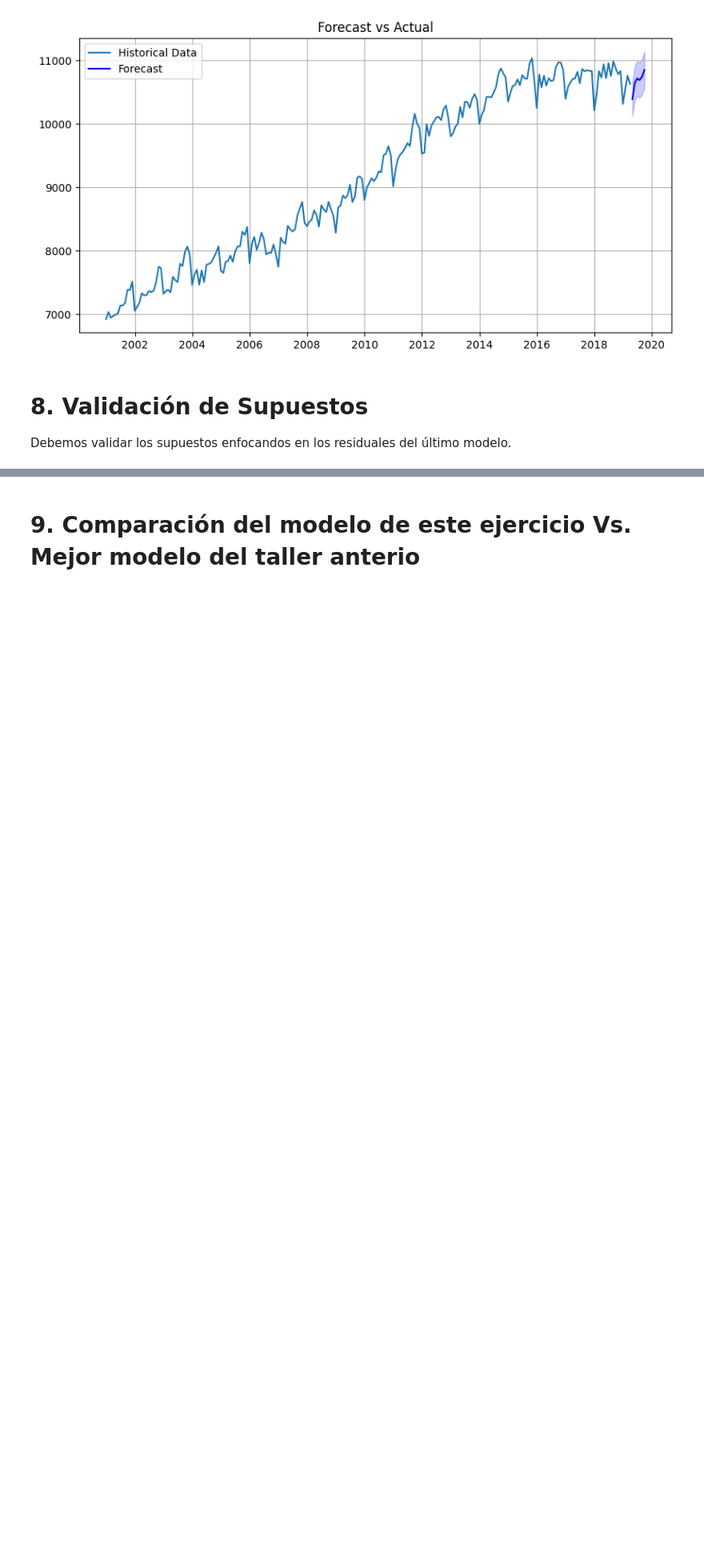
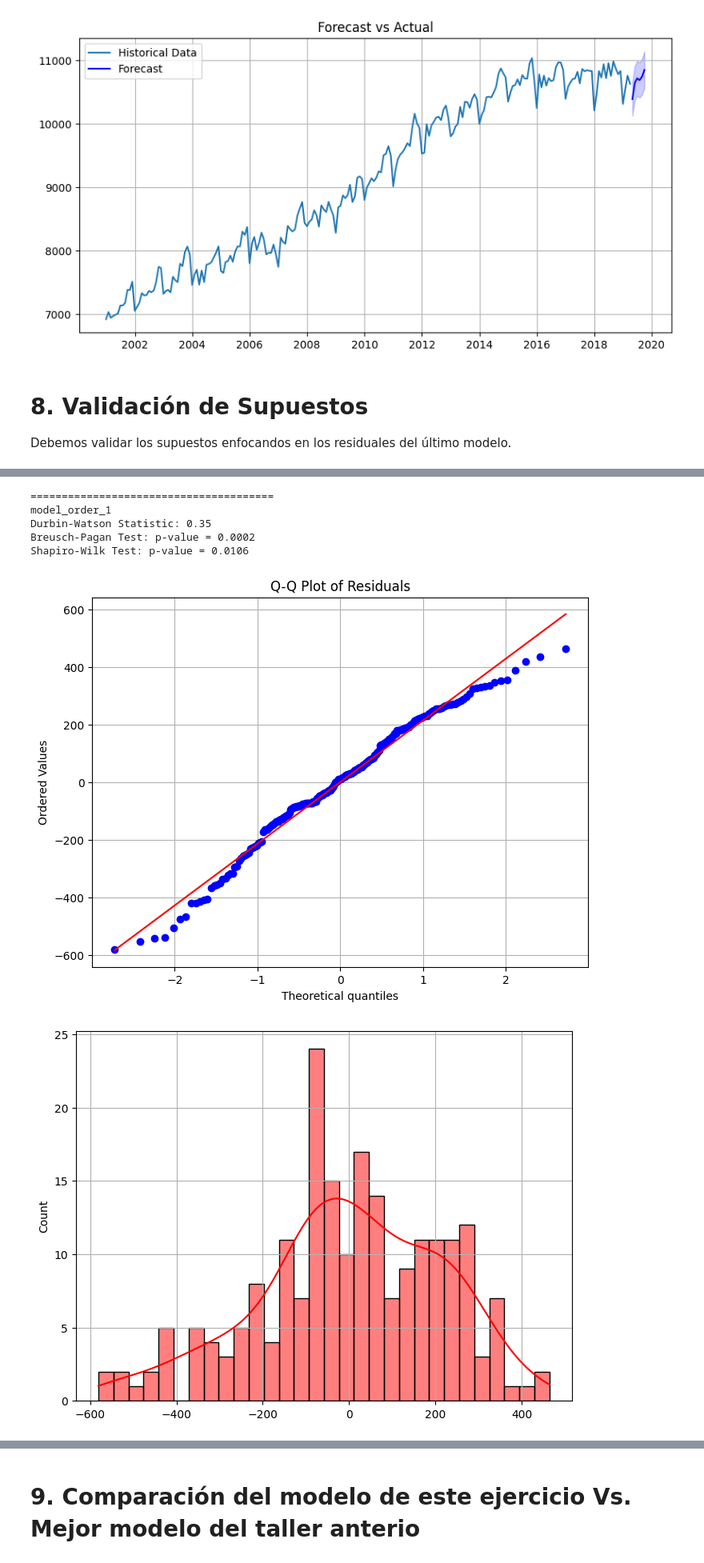
Before and after one commit to Daniel1martinez2/FDA_2_taller_2, a Jupyter notebook: main.ipynb, the cells around one changed output, grey strips where cells are left out. Shown at 80% size. Drawn from its saved outputs; the diff is of its cells as text; code cells hidden in the pictures; blank space fills up the shorter version.

Commit message:
adding plot of residuals distribution

```diff
--- a/main.ipynb
+++ b/main.ipynb
@@ -455,16 +455,18 @@ def fit_polynomial_model_with_seasonality(order, train_data, test_data=None, h=6
         return None, None, None
 # %%
 results = {}
+fitted_models = {}
 
 for order in range(1, 7):
 
-    preds, rmse_train, rmse_test, _  = fit_polynomial_model_with_seasonality(
+    preds, rmse_train, rmse_test, fitted_model  = fit_polynomial_model_with_seasonality(
         order=order,
         train_data=train_socupados,
         test_data=test_socupados,
         h=6
     )
     results[f"rmse_test_sta_order_{order}"] = rmse_test
+    fitted_models[f"model_order_{order}"] = fitted_model
 
     print({
         f"rmse_train_sta_order_{order}": rmse_train,
@@ -583,6 +585,8 @@ import statsmodels.stats.api as sms
 import scipy.stats as stats
 import statsmodels.api as sm
 import matplotlib.pyplot as plt
+import seaborn as sns
+
 
 def check_residuals_assumptions(model_fit):
     # Extract residuals
@@ -606,6 +610,11 @@ def check_residuals_assumptions(model_fit):
     plt.title('Q-Q Plot of Residuals')
     plt.grid(True)
     plt.show()
+
+    plt.figure(figsize=(8, 6))
+    sns.histplot(residuals, kde=True, bins=30, color='r', edgecolor='k')
+    plt.grid(True)
+    plt.show()
 # %%
 check_residuals_assumptions(model_final_fit)
 # %% [output]
@@ -628,0 +626,15 @@ Shapiro-Wilk Test: p-value = 0.9298
+# %%
+# check all models
+
+for index, model in fitted_models.items():
+    print('=======================================')
+    print(index)
+    check_residuals_assumptions(model)
+# %% [output]
+=======================================
+model_order_1
+Durbin-Watson Statistic: 0.35
+Breusch-Pagan Test: p-value = 0.0002
+Shapiro-Wilk Test: p-value = 0.0106
+[figure, added]
+[figure, added]
```
Also changed, not shown: parts of 8 cells of this notebook.
